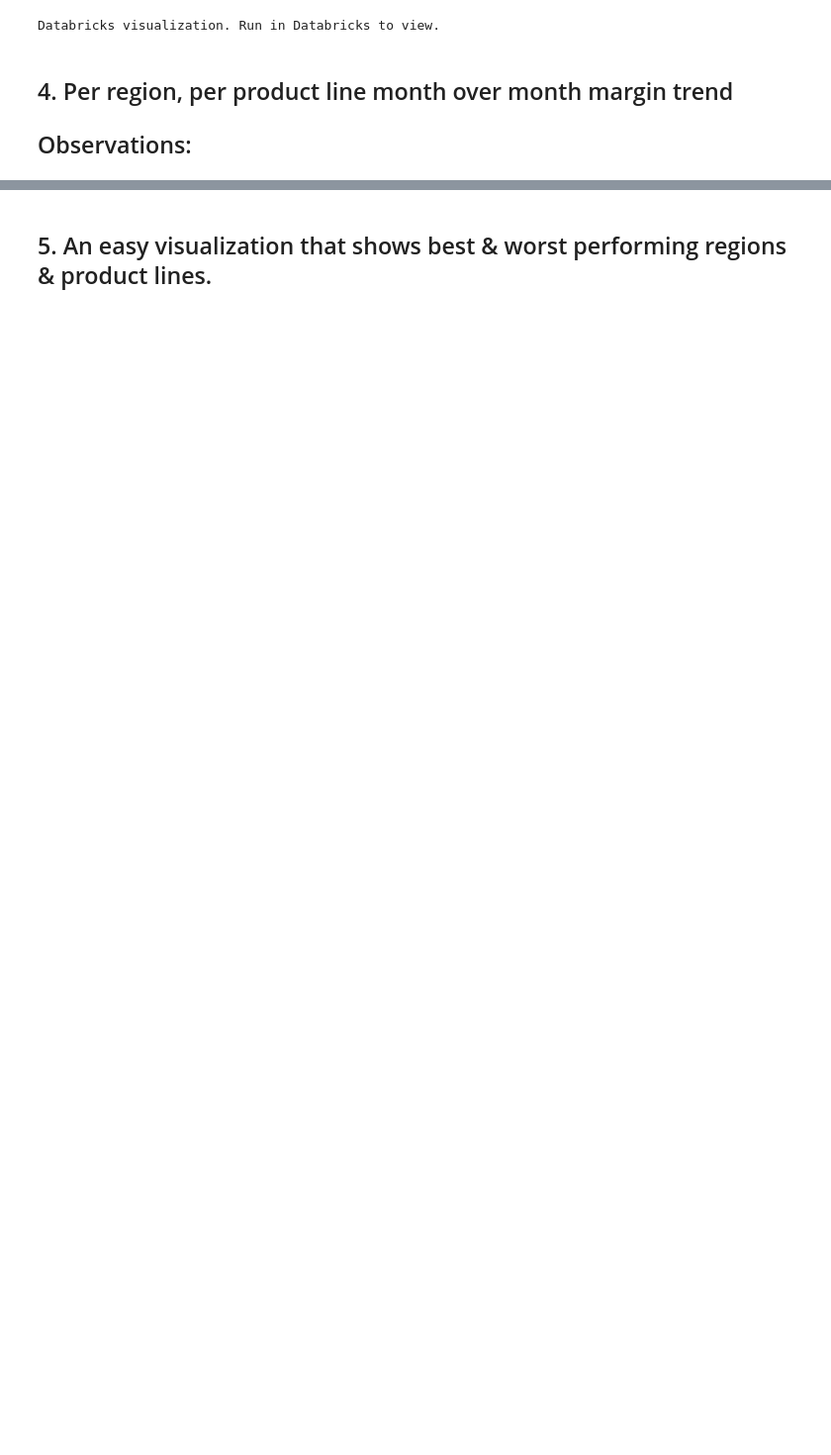
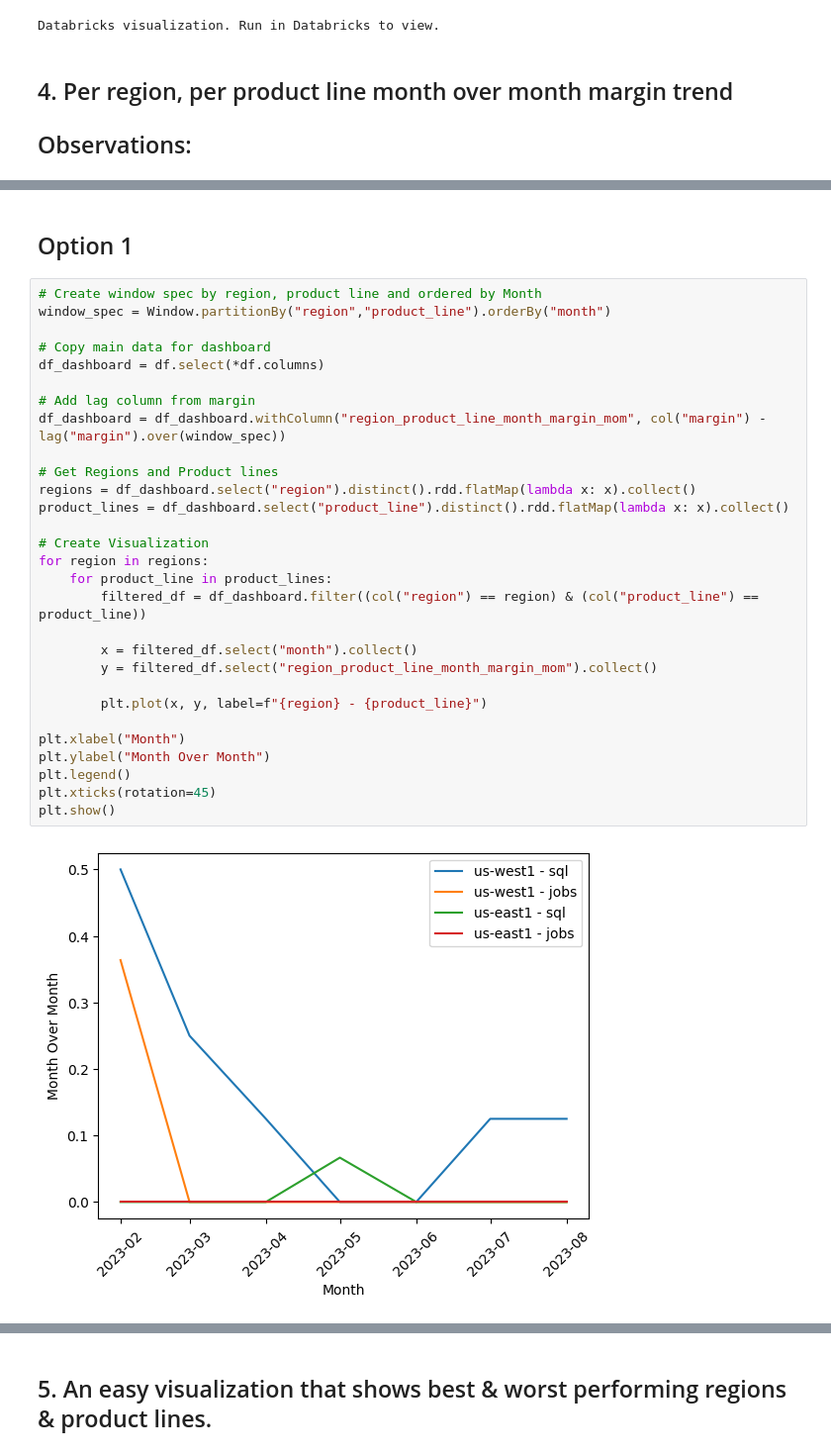
Before and after one commit to mmayorga97/margins_study_case, a Jupyter notebook: code/region_margins.ipynb, the cells around one changed output, grey strips where cells are left out. Shown: that part at 99% size. Cells and saved outputs as stored; diff of their text form; blank space fills up the shorter version.

Commit message:
Updated images, presentation, notebooks

```diff
--- a/code/region_margins.ipynb
+++ b/code/region_margins.ipynb
@@ -247,0 +237,33 @@ Databricks visualization. Run in Databricks to view.
+# %% [markdown]
+## Option 1
+# %%
+# Create window spec by region, product line and ordered by Month
+window_spec = Window.partitionBy("region","product_line").orderBy("month")
+
+# Copy main data for dashboard
+df_dashboard = df.select(*df.columns)
+
+# Add lag column from margin
+df_dashboard = df_dashboard.withColumn("region_product_line_month_margin_mom", col("margin") - lag("margin").over(window_spec))
+
+# Get Regions and Product lines
+regions = df_dashboard.select("region").distinct().rdd.flatMap(lambda x: x).collect()
+product_lines = df_dashboard.select("product_line").distinct().rdd.flatMap(lambda x: x).collect()
+
+# Create Visualization
+for region in regions:
+    for product_line in product_lines:
+        filtered_df = df_dashboard.filter((col("region") == region) & (col("product_line") == product_line))
+
+        x = filtered_df.select("month").collect()
+        y = filtered_df.select("region_product_line_month_margin_mom").collect()
+
+        plt.plot(x, y, label=f"{region} - {product_line}")
+
+plt.xlabel("Month")
+plt.ylabel("Month Over Month")
+plt.legend()
+plt.xticks(rotation=45)
+plt.show()
+# %% [output]
+[figure, added]
```
Also changed, not shown: parts of 13 cells of this notebook, 10 other files.
